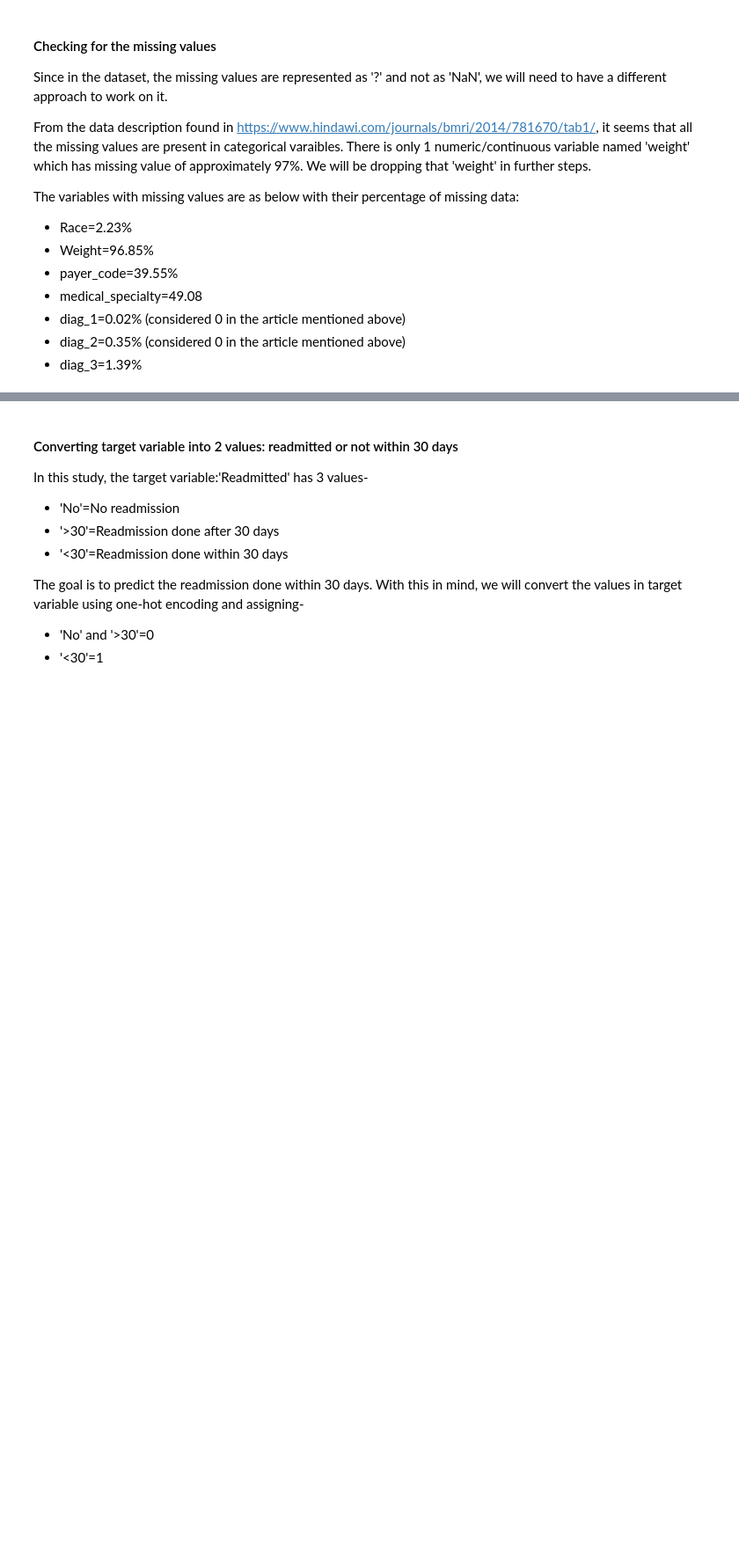
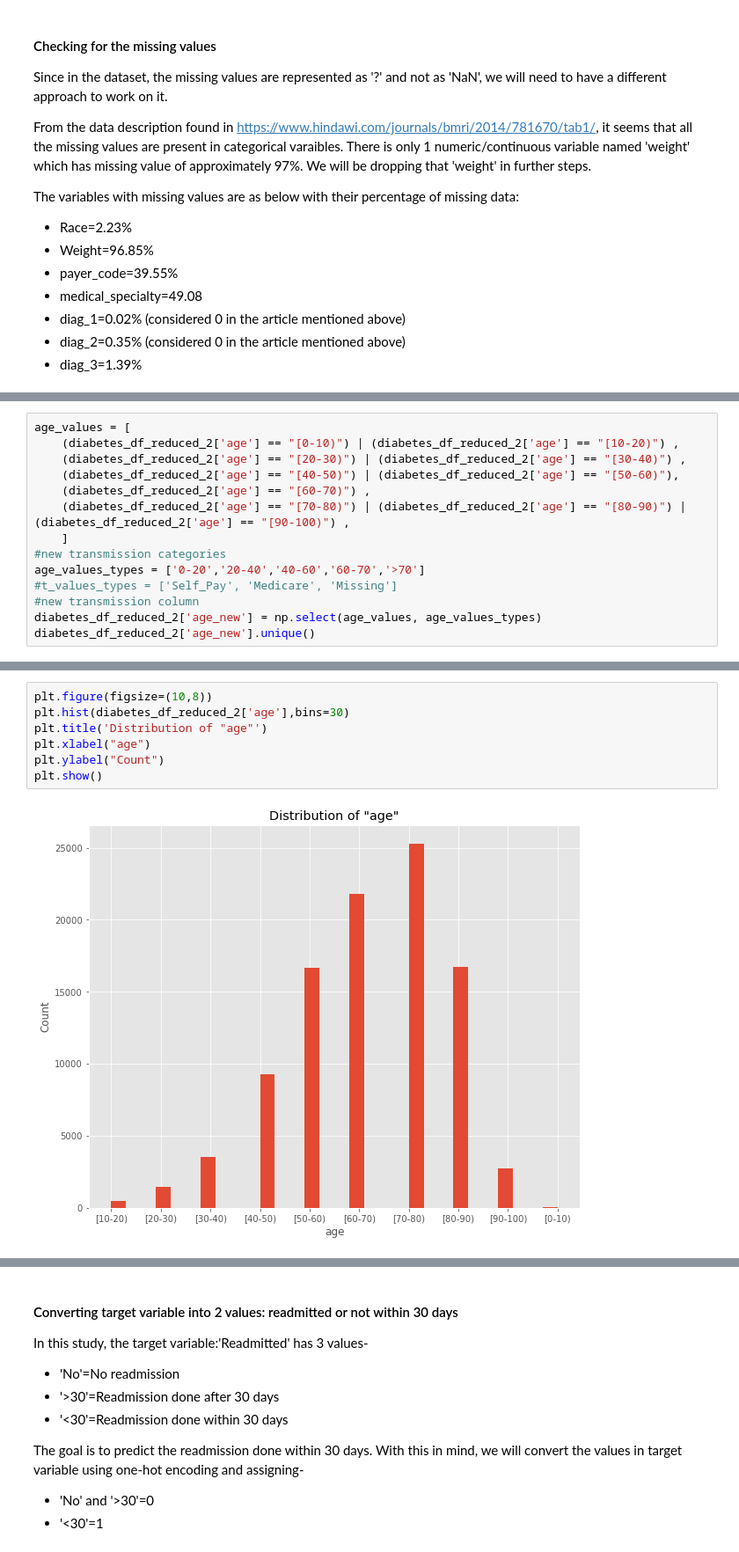
Before and after one commit to RashmiAPatel19/MSDS-7333-Quantifying-the-world, a Jupyter notebook: CaseStudy2/RP_SR_7333_CaseStudy2.ipynb, the cells around one changed output, grey strips where cells are left out. Shown at 88% size. Cells and saved outputs as stored; diff of their text form; blank space fills up the shorter version.

```diff
--- a/CaseStudy2/RP_SR_7333_CaseStudy2.ipynb
+++ b/CaseStudy2/RP_SR_7333_CaseStudy2.ipynb
@@ -188,0 +403,14 @@ readmitted
+# %%
+age_values = [
+    (diabetes_df_reduced_2['age'] == "[0-10)") | (diabetes_df_reduced_2['age'] == "[10-20)") ,
+    (diabetes_df_reduced_2['age'] == "[20-30)") | (diabetes_df_reduced_2['age'] == "[30-40)") ,
+    (diabetes_df_reduced_2['age'] == "[40-50)") | (diabetes_df_reduced_2['age'] == "[50-60)"),
+    (diabetes_df_reduced_2['age'] == "[60-70)") ,
+    (diabetes_df_reduced_2['age'] == "[70-80)") | (diabetes_df_reduced_2['age'] == "[80-90)") | (diabetes_df_reduced_2['age'] == "[90-100)") ,
+    ]
+#new transmission categories
+age_values_types = ['0-20','20-40','40-60','60-70','>70']
+#t_values_types = ['Self_Pay', 'Medicare', 'Missing']
+#new transmission column
+diabetes_df_reduced_2['age_new'] = np.select(age_values, age_values_types)
+diabetes_df_reduced_2['age_new'].unique()
@@ -188,0 +434,9 @@ readmitted
+# %%
+plt.figure(figsize=(10,8))
+plt.hist(diabetes_df_reduced_2['age'],bins=30)
+plt.title('Distribution of "age"')
+plt.xlabel("age")
+plt.ylabel("Count")
+plt.show()
+# %% [output]
+[figure, added]
```
Also changed, not shown: parts of 143 cells of this notebook, 2 other files.
